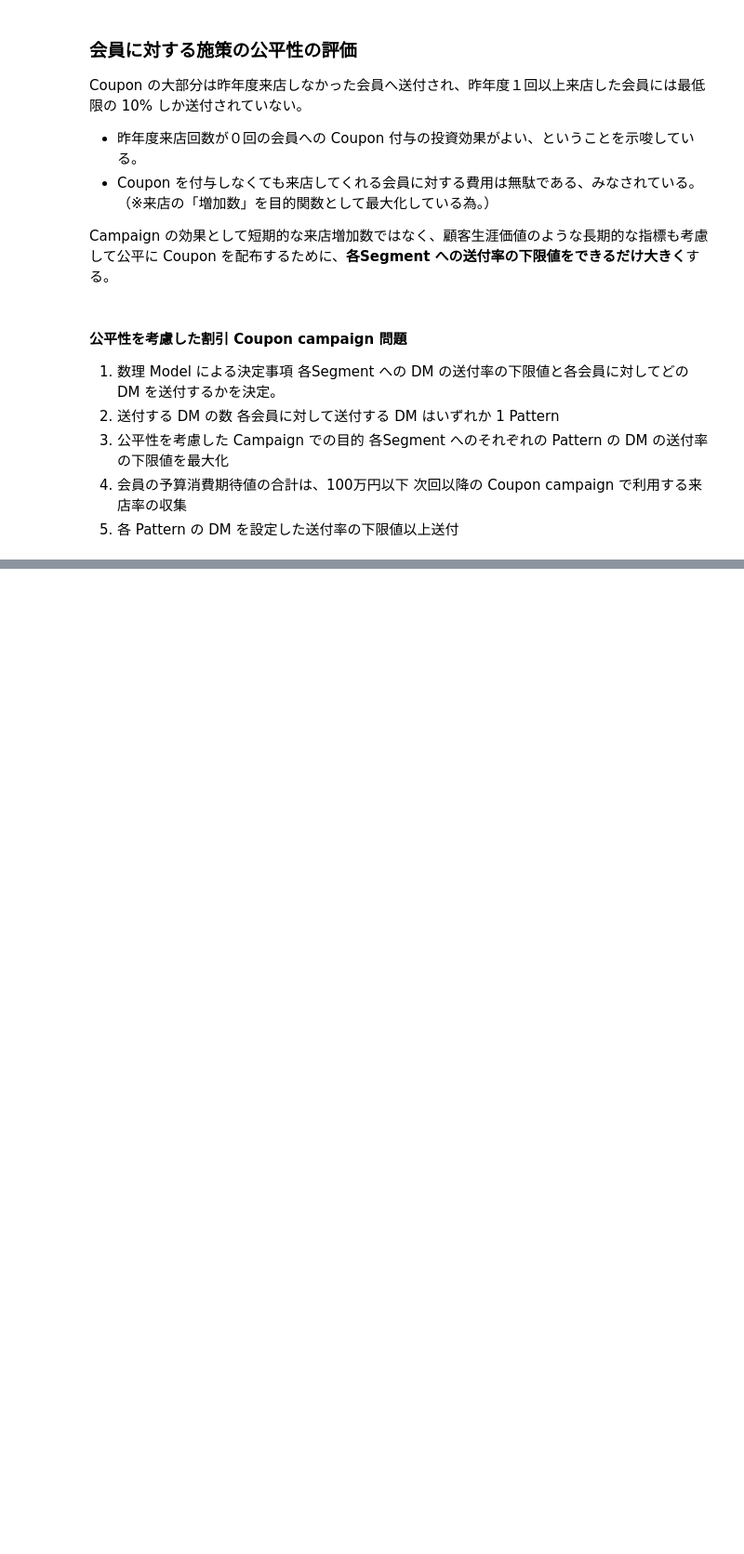
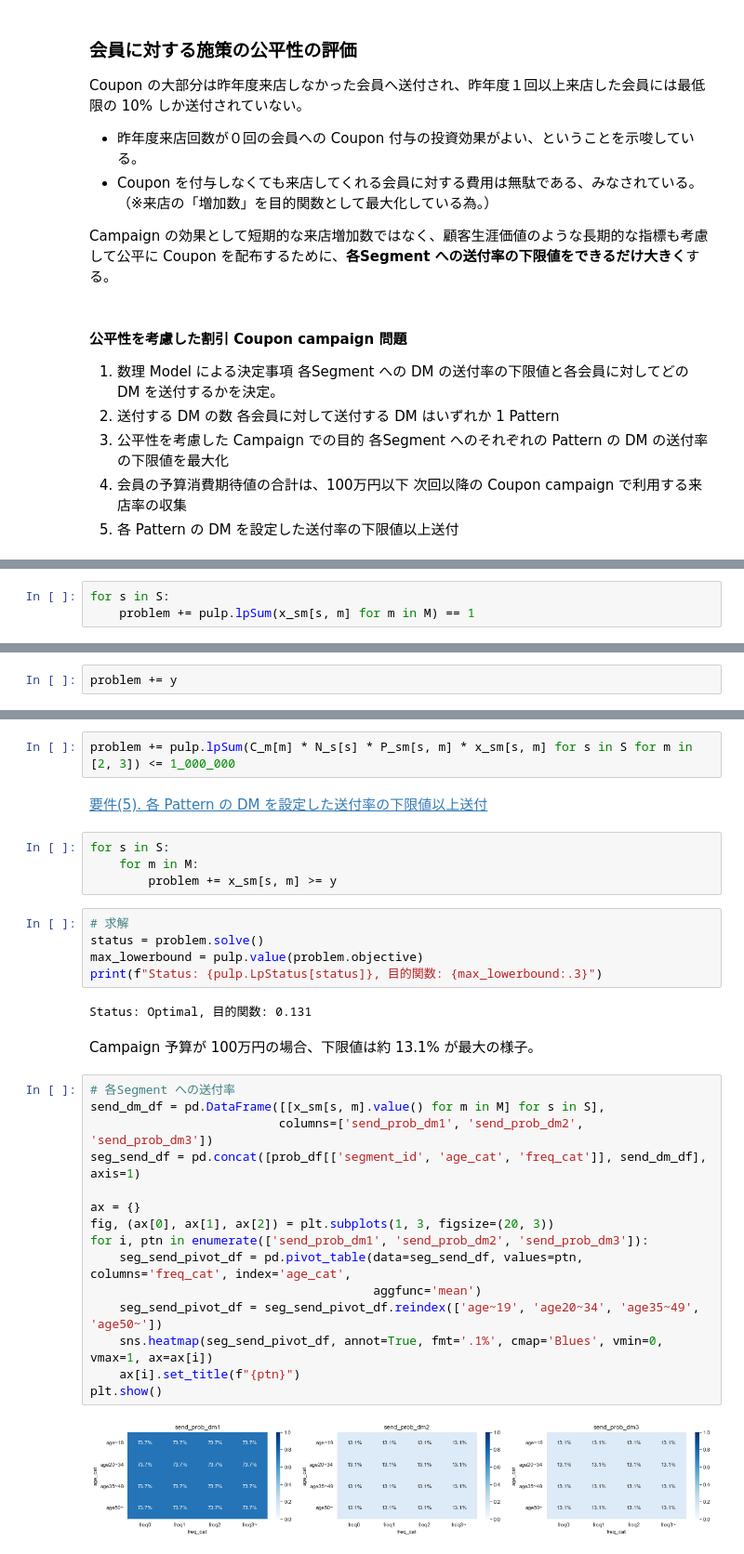
Before and after one commit to 1024xx4/py_mathematical_optimization, a Jupyter notebook: 4_coupon/coupon.ipynb, the cells around one changed output, grey strips where cells are left out. Shown at 93% size. Cells and saved outputs as stored; diff of their text form; blank space fills up the shorter version.

```diff
--- a/4_coupon/coupon.ipynb
+++ b/4_coupon/coupon.ipynb
@@ -534,0 +554,3 @@ Campaign の効果として短期的な来店増加数ではなく、顧客生
+# %%
+for s in S:
+    problem += pulp.lpSum(x_sm[s, m] for m in M) == 1
@@ -534,0 +559,2 @@ Campaign の効果として短期的な来店増加数ではなく、顧客生
+# %%
+problem += y
@@ -534,0 +563,34 @@ Campaign の効果として短期的な来店増加数ではなく、顧客生
+# %%
+problem += pulp.lpSum(C_m[m] * N_s[s] * P_sm[s, m] * x_sm[s, m] for s in S for m in [2, 3]) <= 1_000_000
+# %% [markdown]
+[要件(5). 各 Pattern  の DM を設定した送付率の下限値以上送付](https://boostnote.io/shared/4dfdd1a0-22e0-445c-beac-34655ca4ffd1)
+# %%
+for s in S:
+    for m in M:
+        problem += x_sm[s, m] >= y
+# %%
+# 求解
+status = problem.solve()
+max_lowerbound = pulp.value(problem.objective)
+print(f"Status: {pulp.LpStatus[status]}, 目的関数: {max_lowerbound:.3}")
+# %% [output]
+Status: Optimal, 目的関数: 0.131
+# %% [markdown]
+Campaign 予算が 100万円の場合、下限値は約 13.1% が最大の様子。
+# %%
+# 各Segment への送付率
+send_dm_df = pd.DataFrame([[x_sm[s, m].value() for m in M] for s in S],
+                          columns=['send_prob_dm1', 'send_prob_dm2', 'send_prob_dm3'])
+seg_send_df = pd.concat([prob_df[['segment_id', 'age_cat', 'freq_cat']], send_dm_df], axis=1)
+
+ax = {}
+fig, (ax[0], ax[1], ax[2]) = plt.subplots(1, 3, figsize=(20, 3))
+for i, ptn in enumerate(['send_prob_dm1', 'send_prob_dm2', 'send_prob_dm3']):
+    seg_send_pivot_df = pd.pivot_table(data=seg_send_df, values=ptn, columns='freq_cat', index='age_cat',
+                                       aggfunc='mean')
+    seg_send_pivot_df = seg_send_pivot_df.reindex(['age~19', 'age20~34', 'age35~49', 'age50~'])
+    sns.heatmap(seg_send_pivot_df, annot=True, fmt='.1%', cmap='Blues', vmin=0, vmax=1, ax=ax[i])
+    ax[i].set_title(f"{ptn}")
+plt.show()
+# %% [output]
+[figure, added]
```
Also changed, not shown: parts of 14 cells of this notebook.
